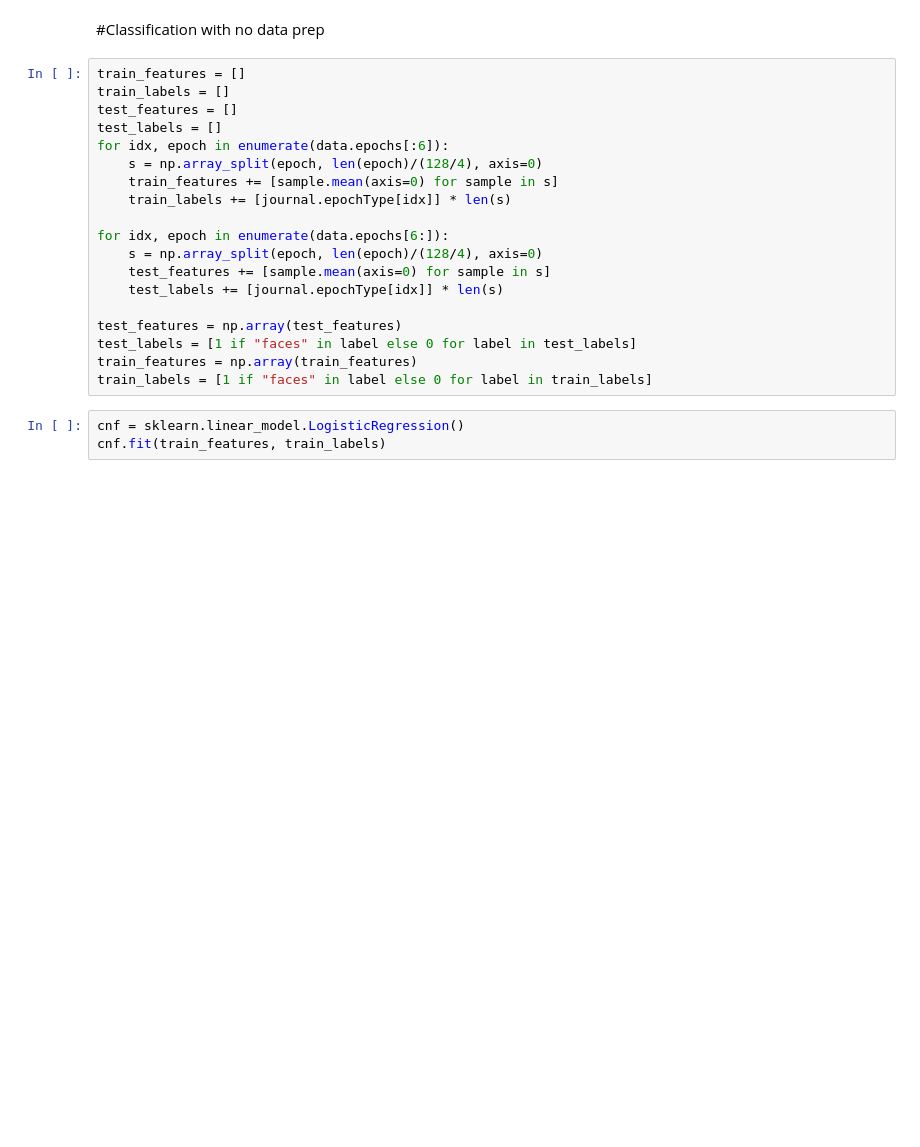
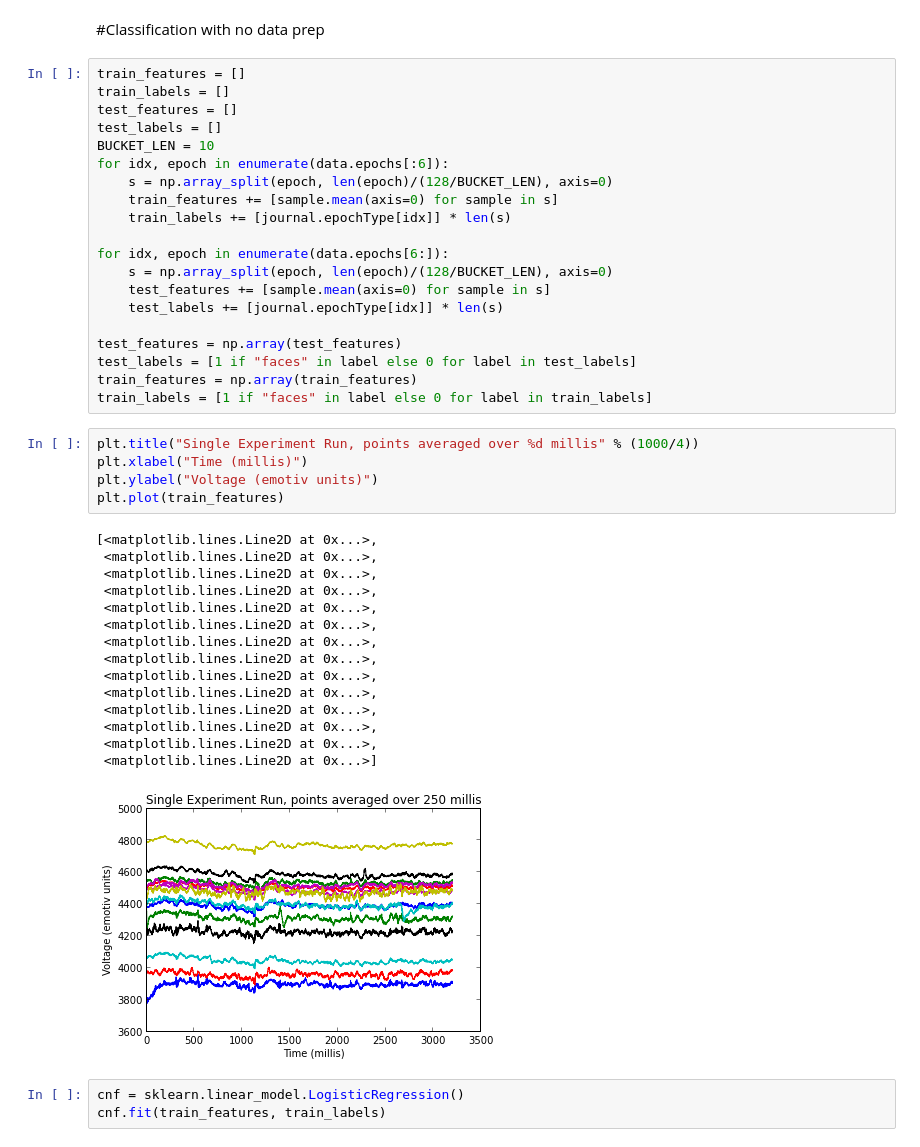
Before and after one commit to GUIYOUNGSON/emotivExperiment, a Jupyter notebook: ipynb/EmotivDataAnalysis2.ipynb, the cells around one changed output. Drawn from its saved outputs; the diff is of its cells as text; blank space fills up the shorter version.

```diff
--- a/ipynb/EmotivDataAnalysis2.ipynb
+++ b/ipynb/EmotivDataAnalysis2.ipynb
@@ -162,13 +162,14 @@ train_features = []
 train_labels = []
 test_features = []
 test_labels = []
+BUCKET_LEN = 10
 for idx, epoch in enumerate(data.epochs[:6]):
-    s = np.array_split(epoch, len(epoch)/(128/4), axis=0)
+    s = np.array_split(epoch, len(epoch)/(128/BUCKET_LEN), axis=0)
     train_features += [sample.mean(axis=0) for sample in s]
     train_labels += [journal.epochType[idx]] * len(s)
 
 for idx, epoch in enumerate(data.epochs[6:]):
-    s = np.array_split(epoch, len(epoch)/(128/4), axis=0)
+    s = np.array_split(epoch, len(epoch)/(128/BUCKET_LEN), axis=0)
     test_features += [sample.mean(axis=0) for sample in s]
     test_labels += [journal.epochType[idx]] * len(s)
 
@@ -176,6 +177,27 @@ test_features = np.array(test_features)
 test_labels = [1 if "faces" in label else 0 for label in test_labels]
 train_features = np.array(train_features)
 train_labels = [1 if "faces" in label else 0 for label in train_labels]
+# %%
+plt.title("Single Experiment Run, points averaged over %d millis" % (1000/4))
+plt.xlabel("Time (millis)")
+plt.ylabel("Voltage (emotiv units)")
+plt.plot(train_features)
+# %% [output]
+[<matplotlib.lines.Line2D at 0x...>,
+ <matplotlib.lines.Line2D at 0x...>,
+ <matplotlib.lines.Line2D at 0x...>,
+ <matplotlib.lines.Line2D at 0x...>,
+ <matplotlib.lines.Line2D at 0x...>,
+ <matplotlib.lines.Line2D at 0x...>,
+ <matplotlib.lines.Line2D at 0x...>,
+ <matplotlib.lines.Line2D at 0x...>,
+ <matplotlib.lines.Line2D at 0x...>,
+ <matplotlib.lines.Line2D at 0x...>,
+ <matplotlib.lines.Line2D at 0x...>,
+ <matplotlib.lines.Line2D at 0x...>,
+ <matplotlib.lines.Line2D at 0x...>,
+ <matplotlib.lines.Line2D at 0x...>]
+[figure, added]
 # %%
 cnf = sklearn.linear_model.LogisticRegression()
 cnf.fit(train_features, train_labels)
```
Also changed, not shown: parts of 39 cells of this notebook.
